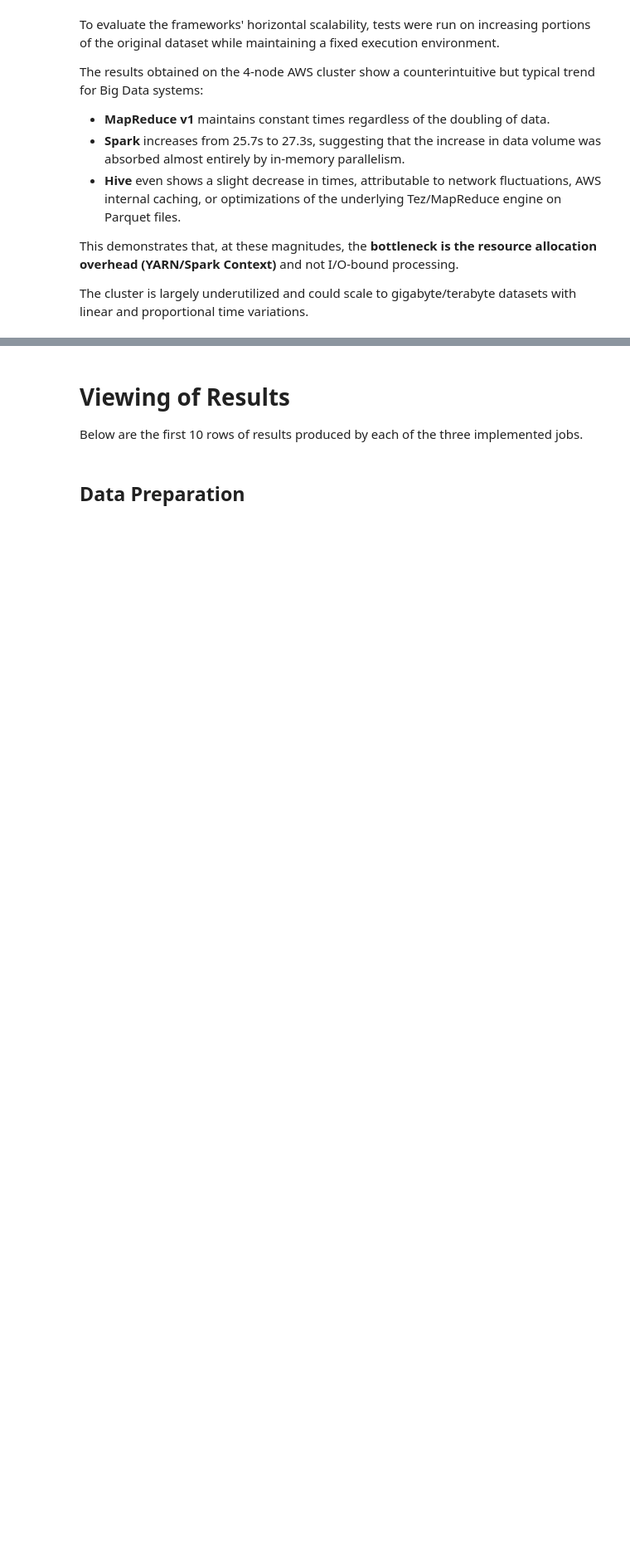
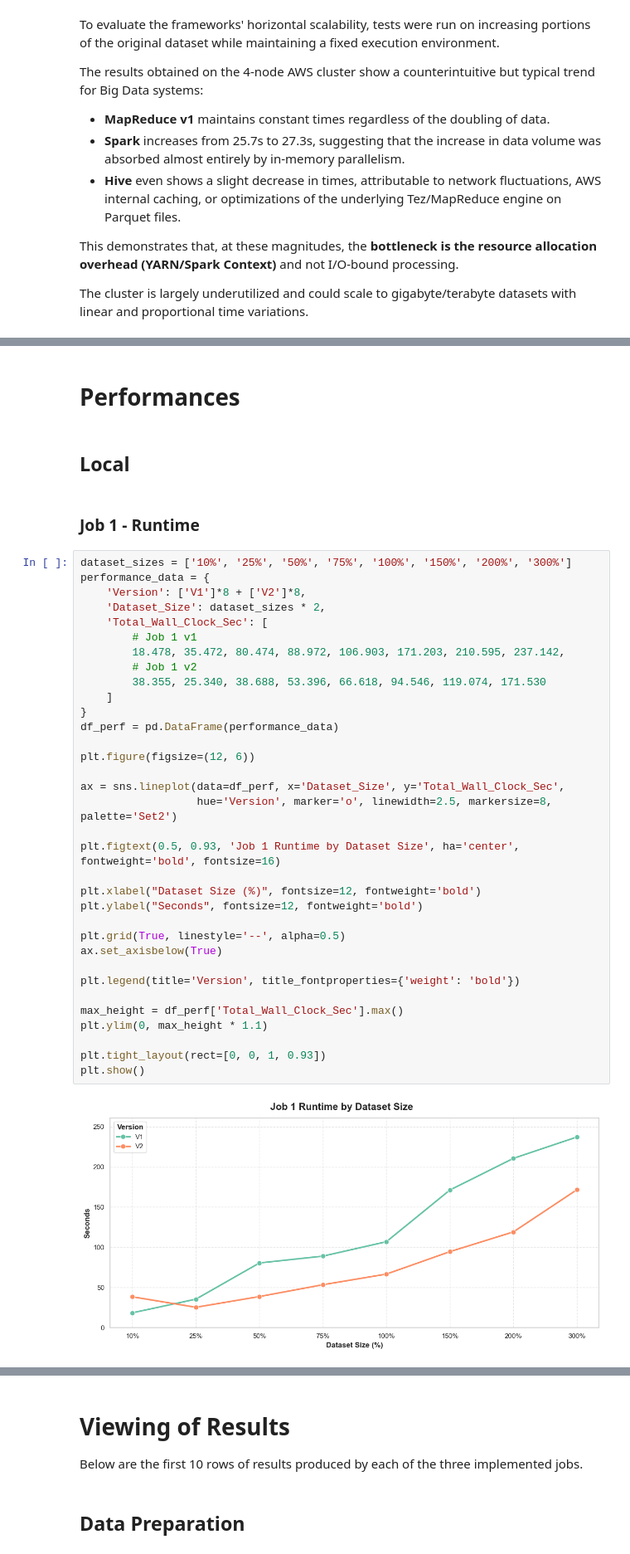
Before and after one commit to ireproces/mybd, a Jupyter notebook: Flight-Delay_Project/report/Experimental_Analysis.ipynb, the cells around one changed output, grey strips where cells are left out. Shown at 83% size. Drawn from its saved outputs; the diff is of its cells as text; blank space fills up the shorter version.

```diff
--- a/Flight-Delay_Project/report/Experimental_Analysis.ipynb
+++ b/Flight-Delay_Project/report/Experimental_Analysis.ipynb
@@ -280,0 +285,42 @@ plt.show()
+# %% [markdown]
+# Performances
+# %% [markdown]
+## Local
+# %% [markdown]
+### Job 1 - Runtime
+# %%
+dataset_sizes = ['10%', '25%', '50%', '75%', '100%', '150%', '200%', '300%']
+performance_data = {
+    'Version': ['V1']*8 + ['V2']*8,
+    'Dataset_Size': dataset_sizes * 2,
+    'Total_Wall_Clock_Sec': [
+        # Job 1 v1
+        18.478, 35.472, 80.474, 88.972, 106.903, 171.203, 210.595, 237.142,
+        # Job 1 v2
+        38.355, 25.340, 38.688, 53.396, 66.618, 94.546, 119.074, 171.530
+    ]
+}
+df_perf = pd.DataFrame(performance_data)
+
+plt.figure(figsize=(12, 6))
+
+ax = sns.lineplot(data=df_perf, x='Dataset_Size', y='Total_Wall_Clock_Sec',
+                  hue='Version', marker='o', linewidth=2.5, markersize=8, palette='Set2')
+
+plt.figtext(0.5, 0.93, 'Job 1 Runtime by Dataset Size', ha='center', fontweight='bold', fontsize=16)
+
+plt.xlabel("Dataset Size (%)", fontsize=12, fontweight='bold')
+plt.ylabel("Seconds", fontsize=12, fontweight='bold')
+
+plt.grid(True, linestyle='--', alpha=0.5)
+ax.set_axisbelow(True)
+
+plt.legend(title='Version', title_fontproperties={'weight': 'bold'})
+
+max_height = df_perf['Total_Wall_Clock_Sec'].max()
+plt.ylim(0, max_height * 1.1)
+
+plt.tight_layout(rect=[0, 0, 1, 0.93])
+plt.show()
+# %% [output]
+[figure, added]
```
Also changed, not shown: parts of 18 cells of this notebook.
